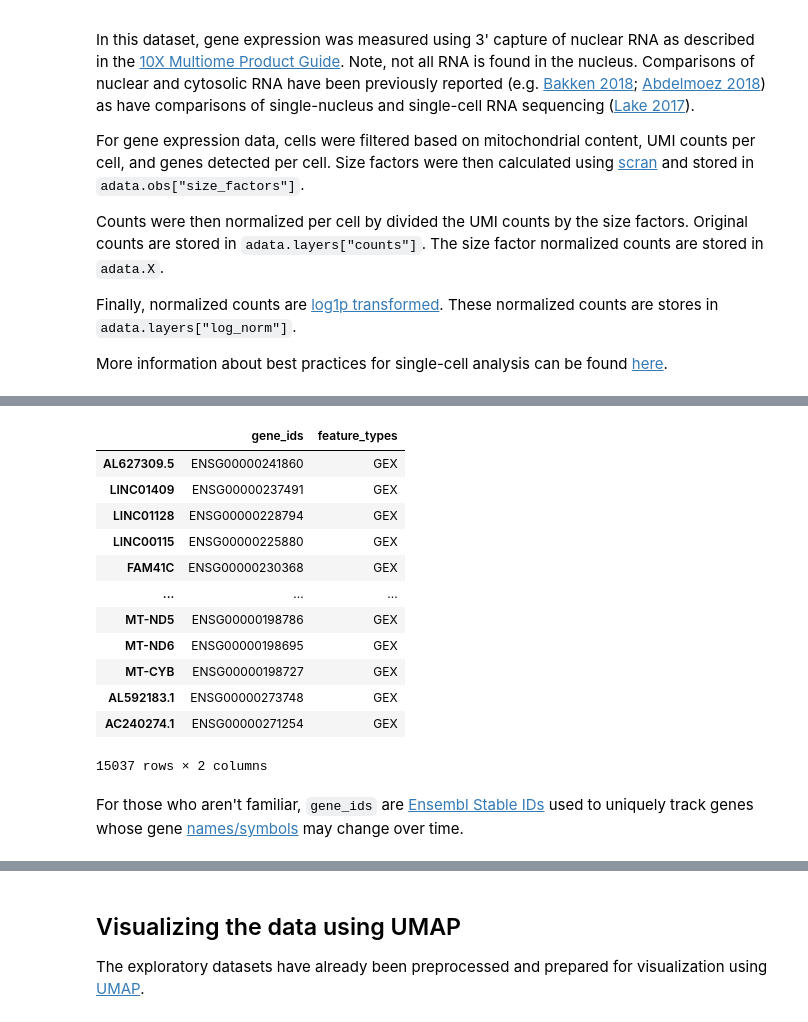
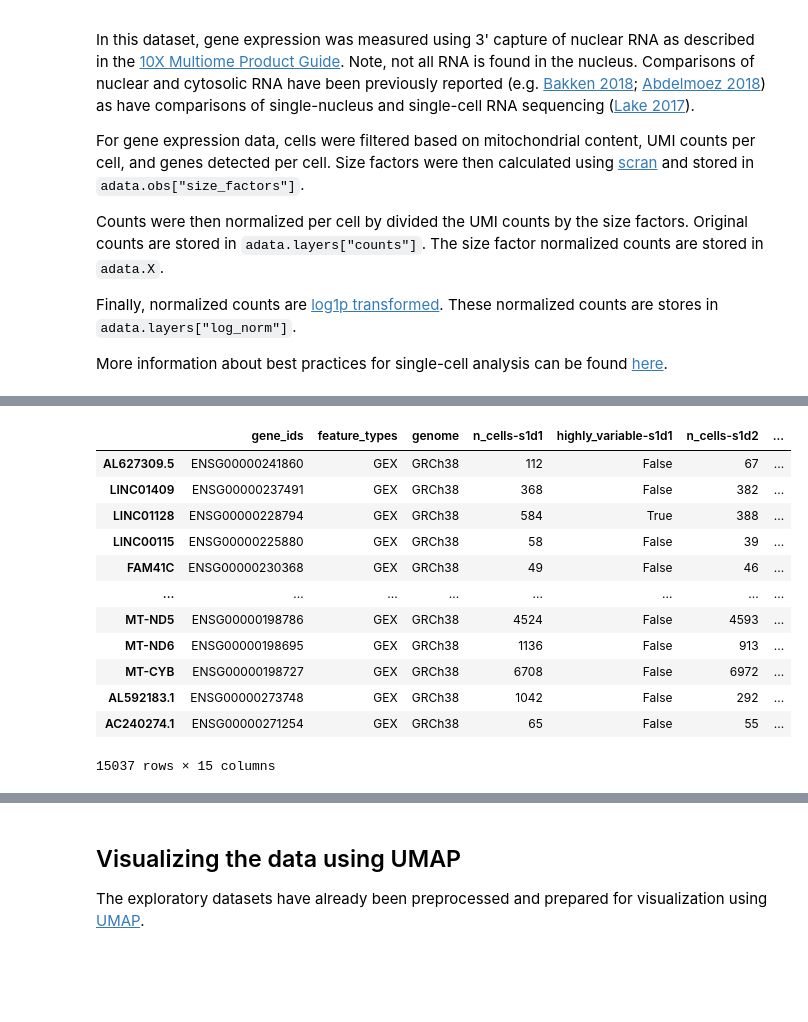
Before and after one commit to openproblems-bio/neurips2021-notebooks, a Jupyter notebook: notebooks/explore/explore_multiome.ipynb, the cells around one changed output, grey strips where cells are left out. Drawn from its saved outputs; the diff is of its cells as text; code cells hidden in the pictures; blank space fills up the shorter version.

```diff
--- a/notebooks/explore/explore_multiome.ipynb
+++ b/notebooks/explore/explore_multiome.ipynb
@@ -71,18 +82,16 @@ More information about the features are available in the `.var` DataFrames of ea
-# %%
-adata_gex.var[["gene_ids", "feature_types"]]
-# %% [output]
-|  | gene_ids | feature_types |
-| AL627309.5 | ENSG00000241860 | GEX |
-| LINC01409 | ENSG00000237491 | GEX |
-| LINC01128 | ENSG00000228794 | GEX |
-| LINC00115 | ENSG00000225880 | GEX |
-| FAM41C | ENSG00000230368 | GEX |
-| ... | ... | ... |
-| MT-ND5 | ENSG00000198786 | GEX |
-| MT-ND6 | ENSG00000198695 | GEX |
-| MT-CYB | ENSG00000198727 | GEX |
-| AL592183.1 | ENSG00000273748 | GEX |
-| AC240274.1 | ENSG00000271254 | GEX |
-15037 rows × 2 columns
-# %% [markdown]
-For those who aren't familiar, `gene_ids` are [Ensembl Stable IDs](https://useast.ensembl.org/info/genome/stable_ids/index.html) used to uniquely track genes whose gene [names/symbols](https://m.ensembl.org/info/genome/genebuild/gene_names.html) may change over time.
+# %%
+adata_gex.var
+# %% [output]
+|  | gene_ids | feature_types | genome | n_cells-s1d1 | highly_variable-s1d1 | n_cells-s1d2 | ... |
+| AL627309.5 | ENSG00000241860 | GEX | GRCh38 | 112 | False | 67 | ... |
+| LINC01409 | ENSG00000237491 | GEX | GRCh38 | 368 | False | 382 | ... |
+| LINC01128 | ENSG00000228794 | GEX | GRCh38 | 584 | True | 388 | ... |
+| LINC00115 | ENSG00000225880 | GEX | GRCh38 | 58 | False | 39 | ... |
+| FAM41C | ENSG00000230368 | GEX | GRCh38 | 49 | False | 46 | ... |
+| ... | ... | ... | ... | ... | ... | ... | ... |
+| MT-ND5 | ENSG00000198786 | GEX | GRCh38 | 4524 | False | 4593 | ... |
+| MT-ND6 | ENSG00000198695 | GEX | GRCh38 | 1136 | False | 913 | ... |
+| MT-CYB | ENSG00000198727 | GEX | GRCh38 | 6708 | False | 6972 | ... |
+| AL592183.1 | ENSG00000273748 | GEX | GRCh38 | 1042 | False | 292 | ... |
+| AC240274.1 | ENSG00000271254 | GEX | GRCh38 | 65 | False | 55 | ... |
+15037 rows × 15 columns
```
Also changed, not shown: parts of 13 cells of this notebook, 1 other file.
